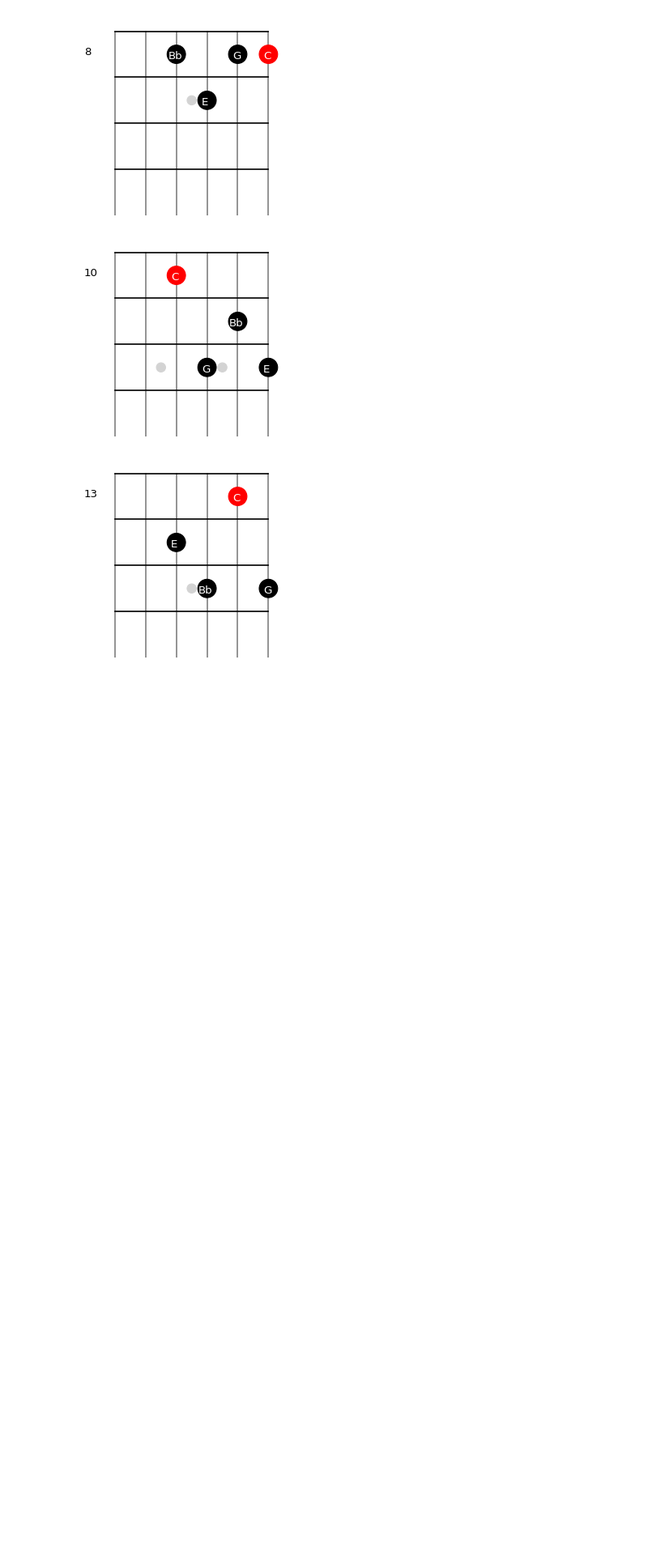
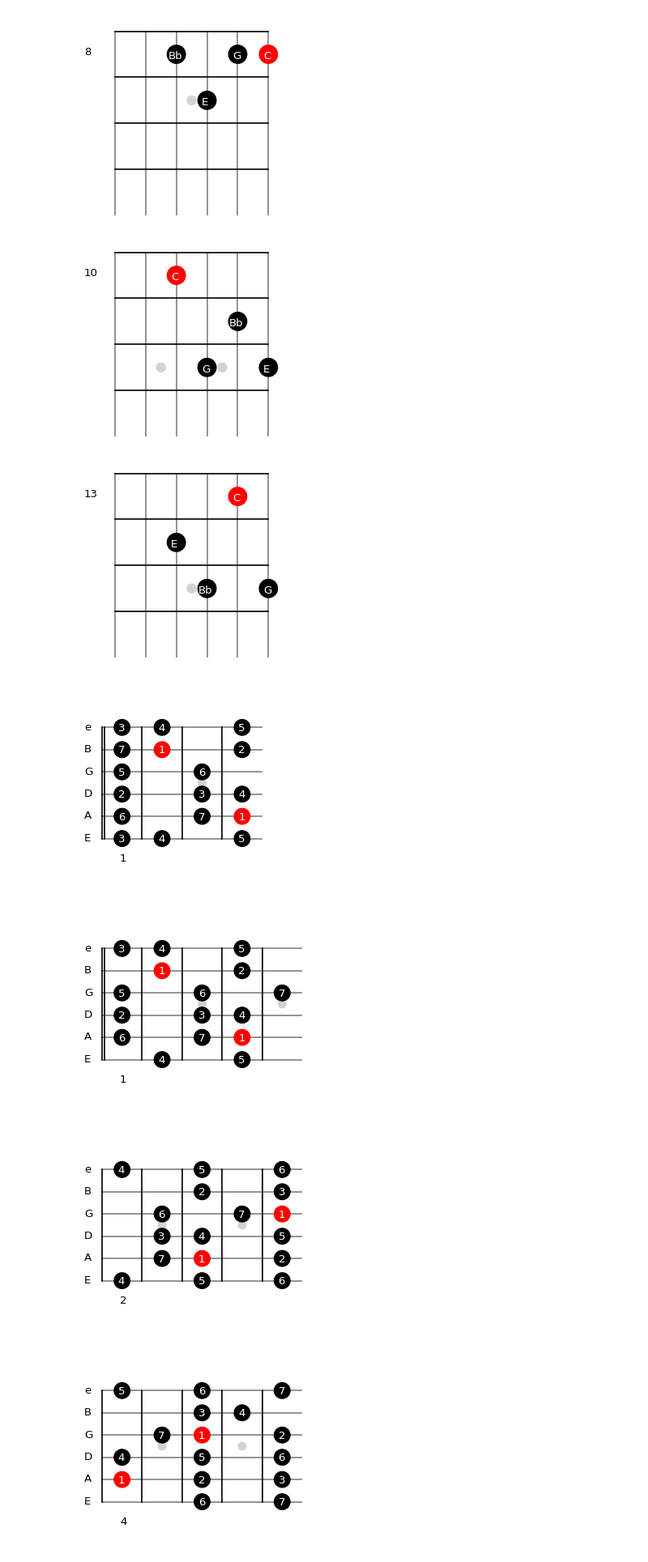
Before and after one commit to narcispr/PyFretboard, a Jupyter notebook: tutorial.ipynb, the cells around one changed output. Shown: that part at 81% size. Saved outputs shown, nothing was run; the diff lists cells and outputs as text; code cells hidden in the pictures; blank space fills up the shorter version.

```diff
--- a/tutorial.ipynb
+++ b/tutorial.ipynb
@@ -83,3 +83,19 @@ for d in drops:
 [figure]
 [figure]
 [figure]
+# %%
+# Blue Bossa
+
+from PyFreatboard.build_shape import BuildShape
+from PyFreatboard.draw_freatboard import DrawFreatboard
+
+shape = BuildShape(root='C#', shape_type='Ionian')
+draw = DrawFreatboard(freat_size=18)
+for s in shape.all_shapes:
+    if s.valid:
+        draw.draw_shape(s, text=DrawFreatboard.TEXT_FUNCTION)
+# %% [output]
+[figure, added]
+[figure, added]
+[figure, added]
+[figure, added]
```
Also changed, not shown: parts of 3 cells of this notebook, 4 other files.
